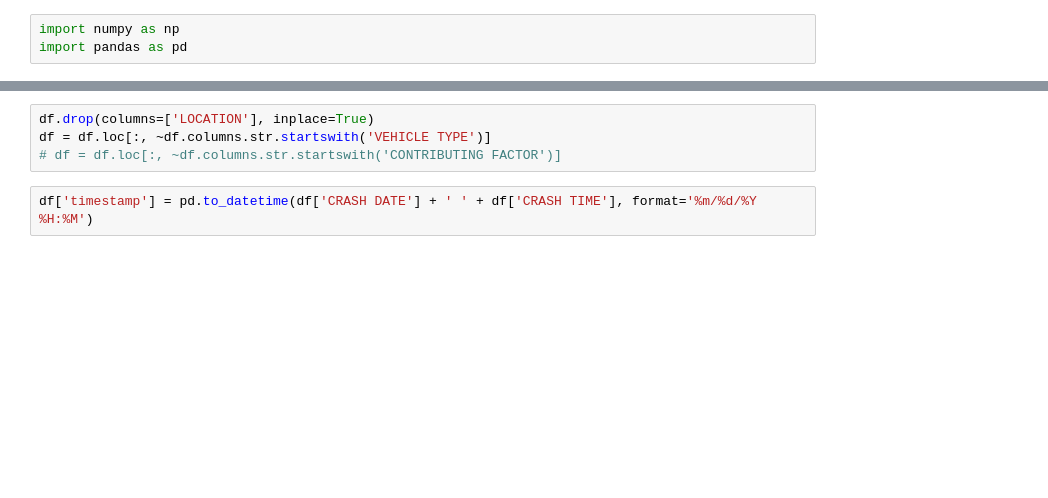
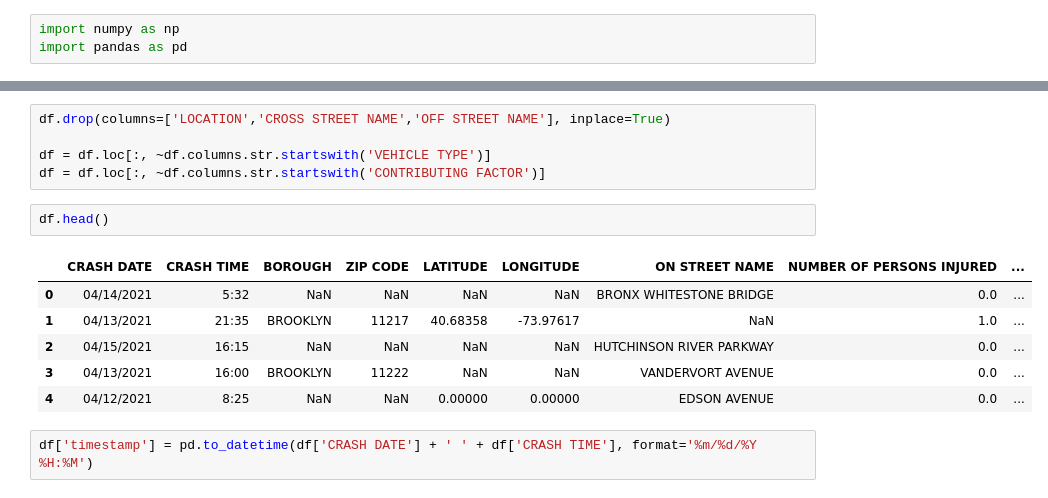
Before and after one commit to Aerospacerr/Motor-Vehicle-Collision-Data-App-with-Streamlit, a Jupyter notebook: preprocessing.ipynb, the cells around one changed output, grey strips where cells are left out. Cells and saved outputs as stored; diff of their text form; blank space fills up the shorter version.

```diff
--- a/preprocessing.ipynb
+++ b/preprocessing.ipynb
@@ -15,7 +38,17 @@ df = pd.read_csv('Motor_Vehicle_Collisions_-_Crashes.csv', low_memory=False)
 # %%
-df.drop(columns=['LOCATION'], inplace=True)
+df.drop(columns=['LOCATION','CROSS STREET NAME','OFF STREET NAME'], inplace=True)
+
 df = df.loc[:, ~df.columns.str.startswith('VEHICLE TYPE')]
-# df = df.loc[:, ~df.columns.str.startswith('CONTRIBUTING FACTOR')]
+df = df.loc[:, ~df.columns.str.startswith('CONTRIBUTING FACTOR')]
+# %%
+df.head()
+# %% [output]
+|  | CRASH DATE | CRASH TIME | BOROUGH | ZIP CODE | LATITUDE | LONGITUDE | ON STREET NAME | NUMBER OF PERSONS INJURED | ... |
+| 0 | 04/14/2021 | 5:32 | NaN | NaN | NaN | NaN | BRONX WHITESTONE BRIDGE | 0.0 | ... |
+| 1 | 04/13/2021 | 21:35 | BROOKLYN | 11217 | 40.68358 | -73.97617 | NaN | 1.0 | ... |
+| 2 | 04/15/2021 | 16:15 | NaN | NaN | NaN | NaN | HUTCHINSON RIVER PARKWAY | 0.0 | ... |
+| 3 | 04/13/2021 | 16:00 | BROOKLYN | 11222 | NaN | NaN | VANDERVORT AVENUE | 0.0 | ... |
+| 4 | 04/12/2021 | 8:25 | NaN | NaN | 0.00000 | 0.00000 | EDSON AVENUE | 0.0 | ... |
 # %%
 df['timestamp'] = pd.to_datetime(df['CRASH DATE'] + ' ' + df['CRASH TIME'], format='%m/%d/%Y %H:%M')
 # %%
```
Also changed, not shown: parts of 35 cells of this notebook.
